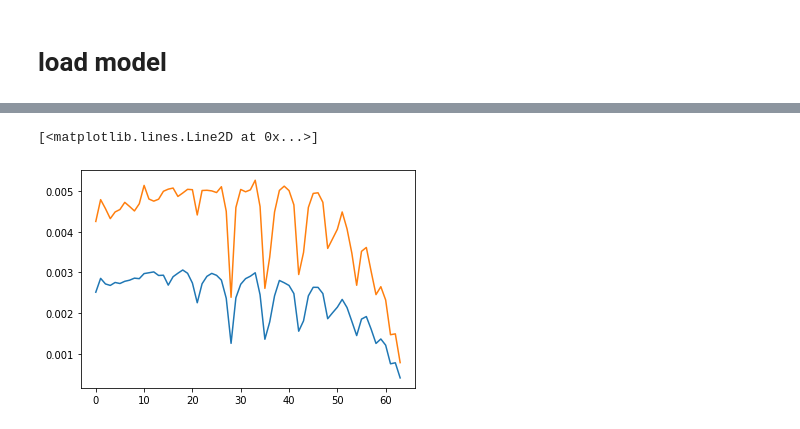
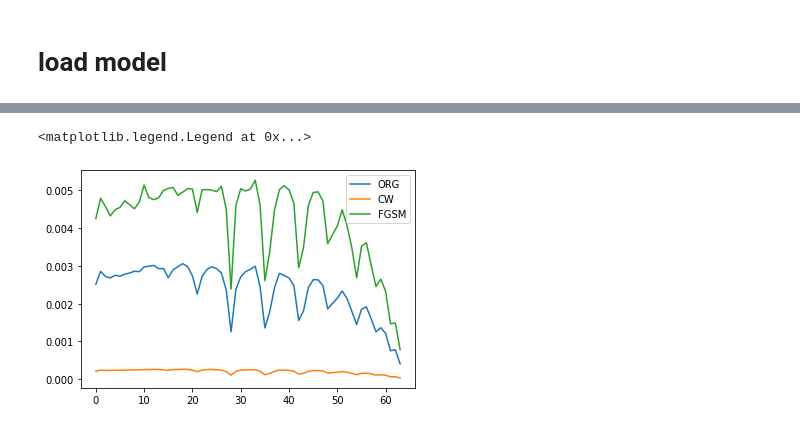
Before and after one commit to deponce/sen_attack, a Jupyter notebook: senattack.ipynb, the cells around one changed output, grey strips where cells are left out. Drawn from its saved outputs; the diff is of its cells as text; code cells hidden in the pictures.

```diff
--- a/senattack.ipynb
+++ b/senattack.ipynb
@@ -46,3 +46,14 @@ val_loader = torch.utils.data.DataLoader(val_dataset, batch_size=1, shuffle=True
+# %%
+from loader_sampler import *
+transform = transforms.Compose([
+                                 transforms.Resize(256),
+                                 transforms.CenterCrop(224),
+                                 transforms.ToTensor(),
+#                                  transforms.Normalize(mean=[0.485, 0.456, 0.406], std=[0.229, 0.224, 0.225])
+                               ])
+
+train_dataset = random_sampler(root="/home/h2amer/AhmedH.Salamah/ilsvrc2012", t_split='train',transform=transform)
+train_loader = torch.utils.data.DataLoader(train_dataset, batch_size=Batch_size, shuffle=True, num_workers=28)
 # %% [markdown]
 # load model
 # %%
@@ -66,16 +77,16 @@ model = nn.Sequential(
 ).to(device)
 model = model.eval()
 # %%
-transform = transforms.Compose(
-        [
-            transforms.Resize(256),
-            transforms.CenterCrop(224),
-            transforms.ToTensor(),
-            #transforms.Normalize(mean=[0.485, 0.456, 0.406], std=[0.229, 0.224, 0.225]),
-        ]
-    )
-train_dataset = torchvision.datasets.ImageNet(root="./dataset", split='train',transform=transform)
-train_loader = torch.utils.data.DataLoader(train_dataset, batch_size=10, shuffle=True, num_workers=5)
+# transform = transforms.Compose(
+#         [
+#             transforms.Resize(256),
+#             transforms.CenterCrop(224),
+#             transforms.ToTensor(),
+#             #transforms.Normalize(mean=[0.485, 0.456, 0.406], std=[0.229, 0.224, 0.225]),
+#         ]
+#     )
+# train_dataset = torchvision.datasets.ImageNet(root="./dataset", split='train',transform=transform)
+# train_loader = torch.utils.data.DataLoader(train_dataset, batch_size=10, shuffle=True, num_workers=5)
 # %%
 atk = FGSM(model, eps=8/255)
 atk = CW(model, c=1, lr=0.01, steps=100, kappa=0)
@@ -154,2 +175,11 @@ Cr_adv [0.006258759612619139, 0.004339937960021684, 0.004206154635507925, 0.0033
 # %%
 ymean = [0.0025150925192657806, 0.002856051030918112, 0.0027182311044685412, 0.0026817611542513603, 0.0027542112971579626, 0.0027289270645300817, 0.0027833326917527206, 0.002810700338728468, 0.0028608179508539345, 0.002848188513790775, 0.0029730675588594616, 0.002993082178203898, 0.003014514211320849, 0.00292685201503058, 0.002932601876068601, 0.0026893966245010613, 0.0028960907768760683, 0.002982167075680091, 0.0030611931562291687, 0.0029806554799218146, 0.0027401268607158275, 0.002255494565599985, 0.0027227859439711575, 0.0029051811163511325, 0.002978054328917276, 0.0029298044961224502, 0.0028121117048751417, 0.002366326380844103, 0.0012568919263465463, 0.002379472902650764, 0.0027105743872455875, 0.0028484403685875045, 0.0029089582012470604, 0.002993170401868985, 0.002453406983893679, 0.0013576293317523426, 0.0017837145958592275, 0.0024257360979498925, 0.002804031568595695, 0.0027475732724782462, 0.0026808371956012138, 0.002481332825484362, 0.0015557642294633067, 0.0018102514000054482, 0.002424866117297247, 0.002635708923089254, 0.0026337765827140784, 0.002481377091235319, 0.0018634419983828865, 0.0020078929294883602, 0.0021460146295749103, 0.0023378567145918476, 0.0021382150774120006, 0.0017979398225631315, 0.0014482054204036727, 0.0018536755424334752, 0.0019162741407453112, 0.0016032907474078971, 0.001254572551732435, 0.0013644165506928184, 0.0012116516058172698, 0.0007540887152200062, 0.0007791426036605773, 0.0004067061850837884]
+Y_adv_fgsm = [0.004255530534018637, 0.004791848715650927, 0.004571132552082969, 0.004324729708171666, 0.004488966418478122, 0.004549450968388772, 0.0047250297392073745, 0.004623014108154016, 0.004513635063358654, 0.004690368347590951, 0.0051421461234177615, 0.004807109816077175, 0.004754826982504063, 0.004802762587729312, 0.004997519755429767, 0.005049852948465302, 0.005077172641450041, 0.004870293042772643, 0.004955053026593034, 0.0050455598328785775, 0.005036496440572265, 0.004414969583334051, 0.005016619390709118, 0.005022573640486444, 0.005007183660142087, 0.004966360861708943, 0.005109514208104683, 0.004506218894165137, 0.002389453651564106, 0.004599797752354346, 0.005042185933188088, 0.004984980302533564, 0.005033042739520502, 0.005269021849403406, 0.0046231571260224435, 0.0026097744145403955, 0.0033793129895015026, 0.004488188966823847, 0.005017900528961821, 0.005123648000335465, 0.005014676721048722, 0.0046640984069563525, 0.002949915044107554, 0.0034923678322105254, 0.0046002613030095875, 0.004944776860516521, 0.004960408740681597, 0.004726584750103251, 0.003592172305857829, 0.0038261965458887236, 0.004062591863022021, 0.004488780060289545, 0.00407433054269413, 0.003475648679713688, 0.0026854998036803055, 0.003520537316134783, 0.0036158834880195253, 0.0030227365338791057, 0.0024555498810658874, 0.0026506107795816443, 0.0023230398302452045, 0.0014693184238348568, 0.0014903900327167957, 0.000782773075710907]
+
+plt.plot(ymean, label="ORG")
+plt.plot(mean_lst_Y, label="CW")
+plt.plot(Y_adv_fgsm, label="FGSM")
+plt.legend()
+# %% [output]
+<matplotlib.legend.Legend at 0x...>
+[figure, added]
@@ -158,6 +185,0 @@ Y_adv = [0.004255530534018637, 0.004791848715650927, 0.004571132552082969, 0.004
-# %%
-plt.plot(ymean)
-plt.plot(Y_adv)
-# %% [output]
-[<matplotlib.lines.Line2D at 0x...>]
-[figure, removed]
```
Also changed, not shown: parts of 8 cells of this notebook, 6 other files.
